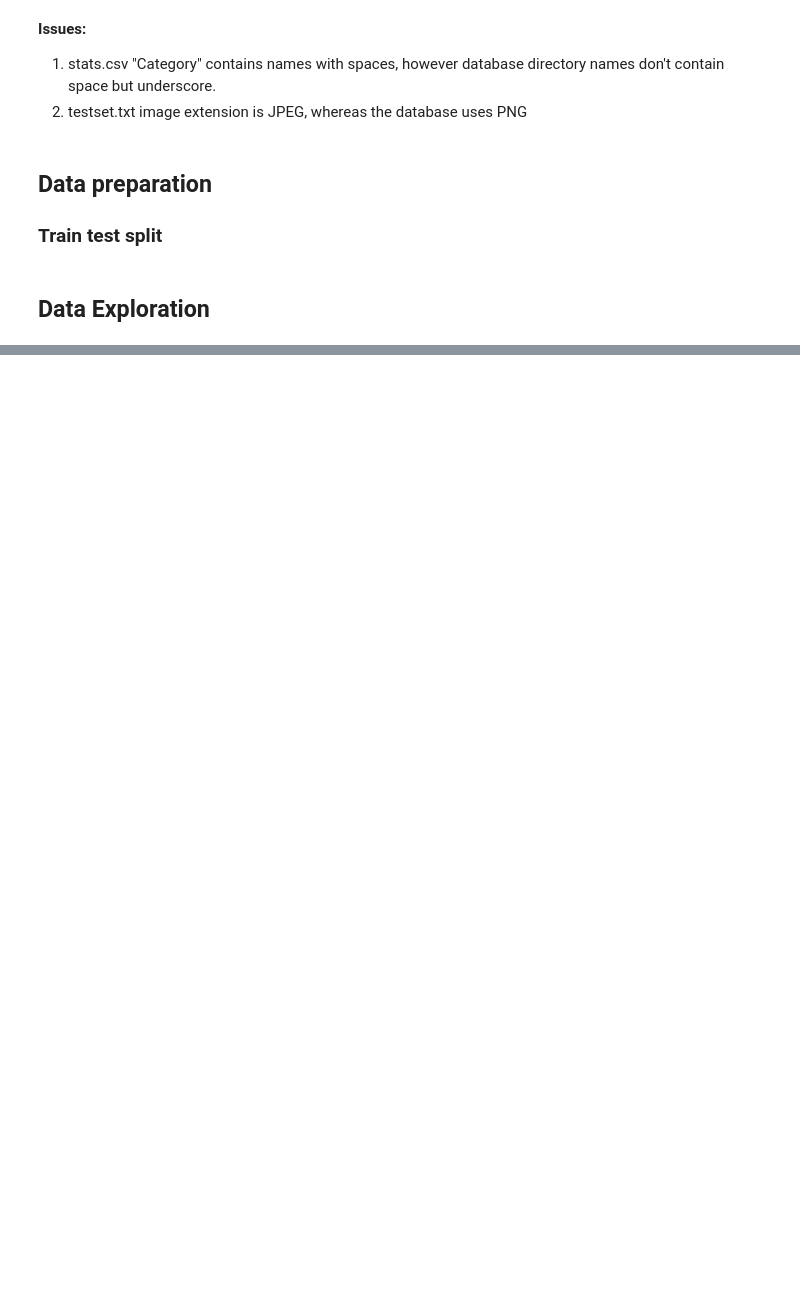
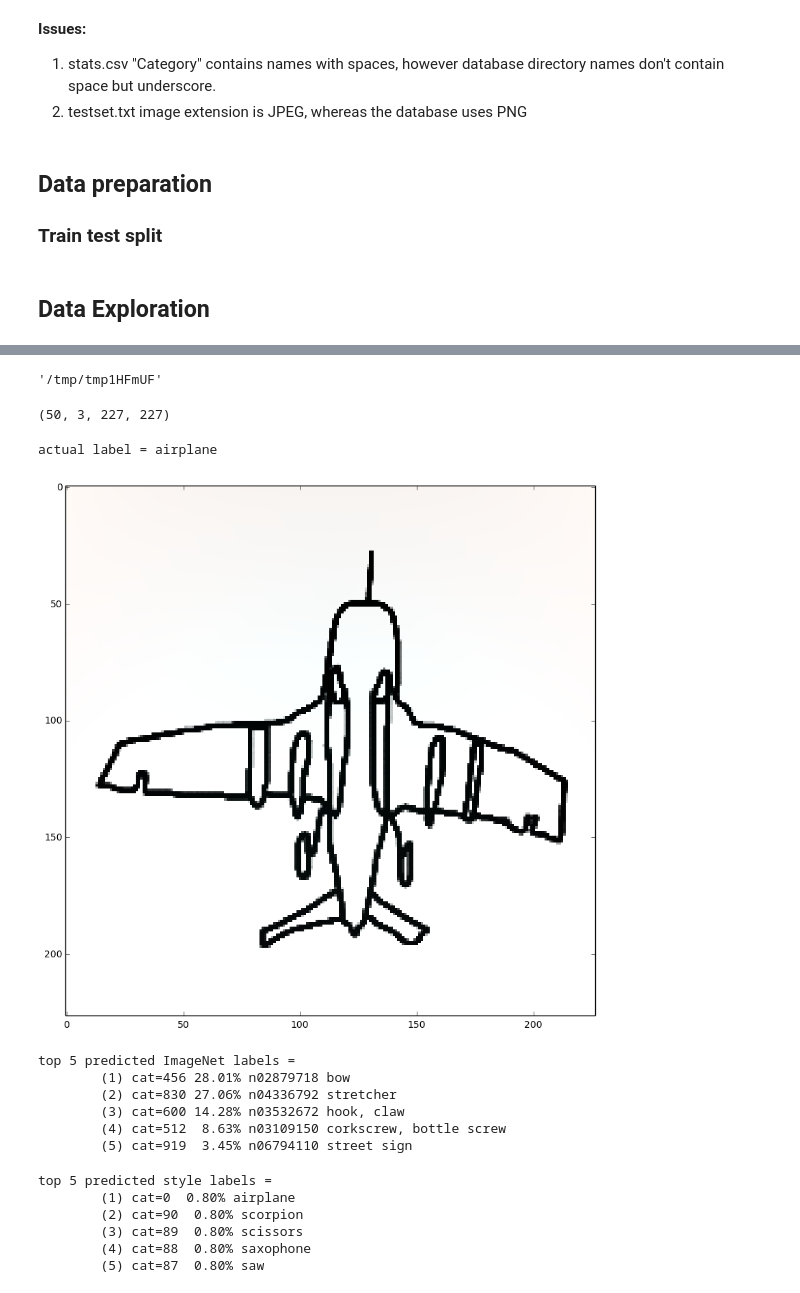
Before and after one commit to yrevar/sketchy, a Jupyter notebook: code/sketch-classification.ipynb, the cells around one changed output, grey strips where cells are left out. Drawn from its saved outputs; the diff is of its cells as text; code cells hidden in the pictures; blank space fills up the shorter version.

```diff
--- a/code/sketch-classification.ipynb
+++ b/code/sketch-classification.ipynb
@@ -144,0 +184,3 @@ test_img_list = sketchy_database.get_caffeinated_dataset(split="test")
+# %%
+weights = os.path.join(caffe_root, 'models/bvlc_reference_caffenet/bvlc_reference_caffenet.caffemodel')
+assert os.path.exists(weights)
@@ -144,0 +210,5 @@ test_img_list = sketchy_database.get_caffeinated_dataset(split="test")
+# %%
+sketchy_sketch_labels = sketchy_database.sketch_stats_df["Category"].unique()
+assert len(sketchy_sketch_labels) == 125
+print 'Loaded Sketchy sketch labels:\n', ', '.join(sketchy_sketch_labels)
+NUM_SKETCHY_SKETCH_LABELS = len(sketchy_sketch_labels)
@@ -144,0 +309,31 @@ test_img_list = sketchy_database.get_caffeinated_dataset(split="test")
+# %%
+train_img_list_file
+# %% [output]
+'/tmp/tmp1HFmUF'
+# %%
+def sketch_net(train=True, learn_all=False, subset=None):
+    if subset is None:
+        subset = 'train' if train else 'test'
+    source = train_img_list_file if train else test_img_list_file
+    # set mirror images = False
+    transform_param = dict(mirror=False, crop_size=227,
+        mean_file=os.path.join(caffe_root,'data/ilsvrc12/imagenet_mean.binaryproto'))
+
+    #TODO: Note that future Caffe releases will only support transform_param messages for transformation fields!
+    sketch_data, sketch_label = L.ImageData(
+        transform_param=transform_param, source=source,
+        batch_size=50, new_height=256, new_width=256, ntop=2)
+    return caffenet(data=sketch_data, label=sketch_label, train=train,
+                    num_classes=NUM_SKETCHY_SKETCH_LABELS,
+                    classifier_name='fc8_sketchy_sketch',
+                    learn_all=learn_all)
+# %%
+untrained_sketch_net = caffe.Net(sketch_net(train=False, subset='train'),
+                                weights, caffe.TEST)
+untrained_sketch_net.forward()
+sketch_data_batch = untrained_sketch_net.blobs['data'].data.copy()
+sketch_label_batch = np.array(untrained_sketch_net.blobs['label'].data, dtype=np.int32)
+# %%
+style_data_batch.shape
+# %% [output]
+(50, 3, 227, 227)
@@ -144,0 +355,26 @@ test_img_list = sketchy_database.get_caffeinated_dataset(split="test")
+# %%
+batch_index = 8
+image = sketch_data_batch[batch_index]
+plt.imshow(deprocess_net_image(image))
+print 'actual label =', sketchy_sketch_labels[sketch_label_batch[batch_index]]
+# %% [output]
+actual label = airplane
+[figure, added]
+# %%
+disp_imagenet_preds(imagenet_net, image, 5)
+# %% [output]
+top 5 predicted ImageNet labels =
+        (1) cat=456 28.01% n02879718 bow
+        (2) cat=830 27.06% n04336792 stretcher
+        (3) cat=600 14.28% n03532672 hook, claw
+        (4) cat=512  8.63% n03109150 corkscrew, bottle screw
+        (5) cat=919  3.45% n06794110 street sign
+# %%
+disp_style_preds(untrained_sketch_net, image, 5)
+# %% [output]
+top 5 predicted style labels =
+        (1) cat=0  0.80% airplane
+        (2) cat=90  0.80% scorpion
+        (3) cat=89  0.80% scissors
+        (4) cat=88  0.80% saxophone
+        (5) cat=87  0.80% saw
```
Also changed, not shown: parts of 19 cells of this notebook, 2 other files.
